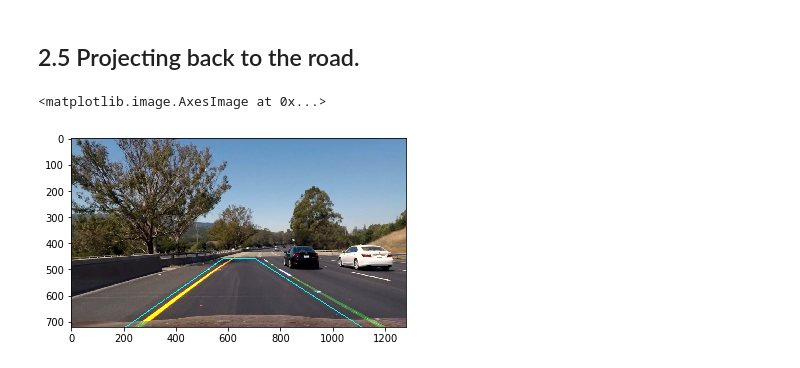
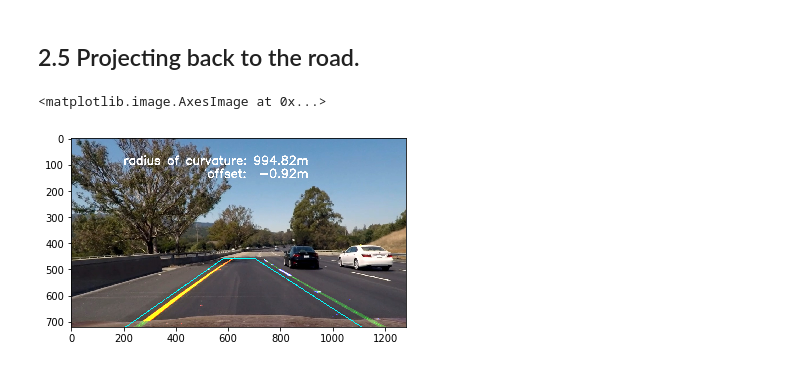
Before and after one commit to uv1000/P2, a Jupyter notebook: P2_SDC_Ulrich_Voll.ipynb, the cells around one changed output. Saved outputs shown, nothing was run; the diff lists cells and outputs as text; code cells hidden in the pictures.

Commit message:
projecting back (2.6)getting better

```diff
--- a/P2_SDC_Ulrich_Voll.ipynb
+++ b/P2_SDC_Ulrich_Voll.ipynb
@@ -473,24 +477,33 @@ print(left_curverad, 'm', right_curverad, 'm', offset_x_m, 'm')
 # %%
 def warp_again(img):
     img_size=(img.shape[1],img.shape[0])
     src = np.float32(
      [[(img_size[0] / 2) - 60, img_size[1] / 2 + 100],
      [((img_size[0] / 6) - (5)), img_size[1]],
      [(img_size[0] * 5 / 6) + 45, img_size[1]],
      [(img_size[0] / 2 + 65), img_size[1] / 2 + 100]])
     dst = np.float32(
      [[(img_size[0] / 4), 0],
      [(img_size[0] / 4), img_size[1]],
      [(img_size[0] * 3 / 4), img_size[1]],
      [(img_size[0] * 3 / 4), 0]])
     # use cv2.geimage_undistortedtPerspectiveTransform() to get M, the transform matrix
     M = cv2.getPerspectiveTransform( dst,src) # other way round!!
     # use cv2.warpPerspective() to warp your image to a top-down view
     warped=cv2.warpPerspective(img, M, img_size, flags=cv2.INTER_LINEAR)
     return warped, M, src, dst
-warped_again, M, src, dst = warp_again(out_img)
-finalpic = cv2.addWeighted(image_undistorted, 1, warped_again, 0.9, 0)
+def project_back(img,left_curverad, right_curverad,offset_x_m):
+    warped_again, M, src, dst = warp_again(img)
+    finalpic = cv2.addWeighted(image_undistorted, 1, warped_again, 0.9, 0)
+    font = cv2.FONT_HERSHEY_SIMPLEX
+    curverad=1/2*(right_curverad+left_curverad)
+    string1= 'radius of curvature: '+str(round(curverad,2))+'m'
+    string2='offset:  '+str(round(offset_x_m,2))+'m'
+    cv2.putText(finalpic,string1,(200,100), font, 1.5,(255,255,255),4,cv2.LINE_AA)
+    cv2.putText(finalpic,string2,(520,150), font, 1.5,(255,255,255),4,cv2.LINE_AA)
+    return finalpic
+finalpic=project_back(out_img,left_curverad, right_curverad,offset_x_m )
 plt.imshow(finalpic)
 # %% [output]
 <matplotlib.image.AxesImage at 0x...>
-[figure, old version]
+[figure, new version]
```
Also changed, not shown: parts of 2 cells of this notebook.
